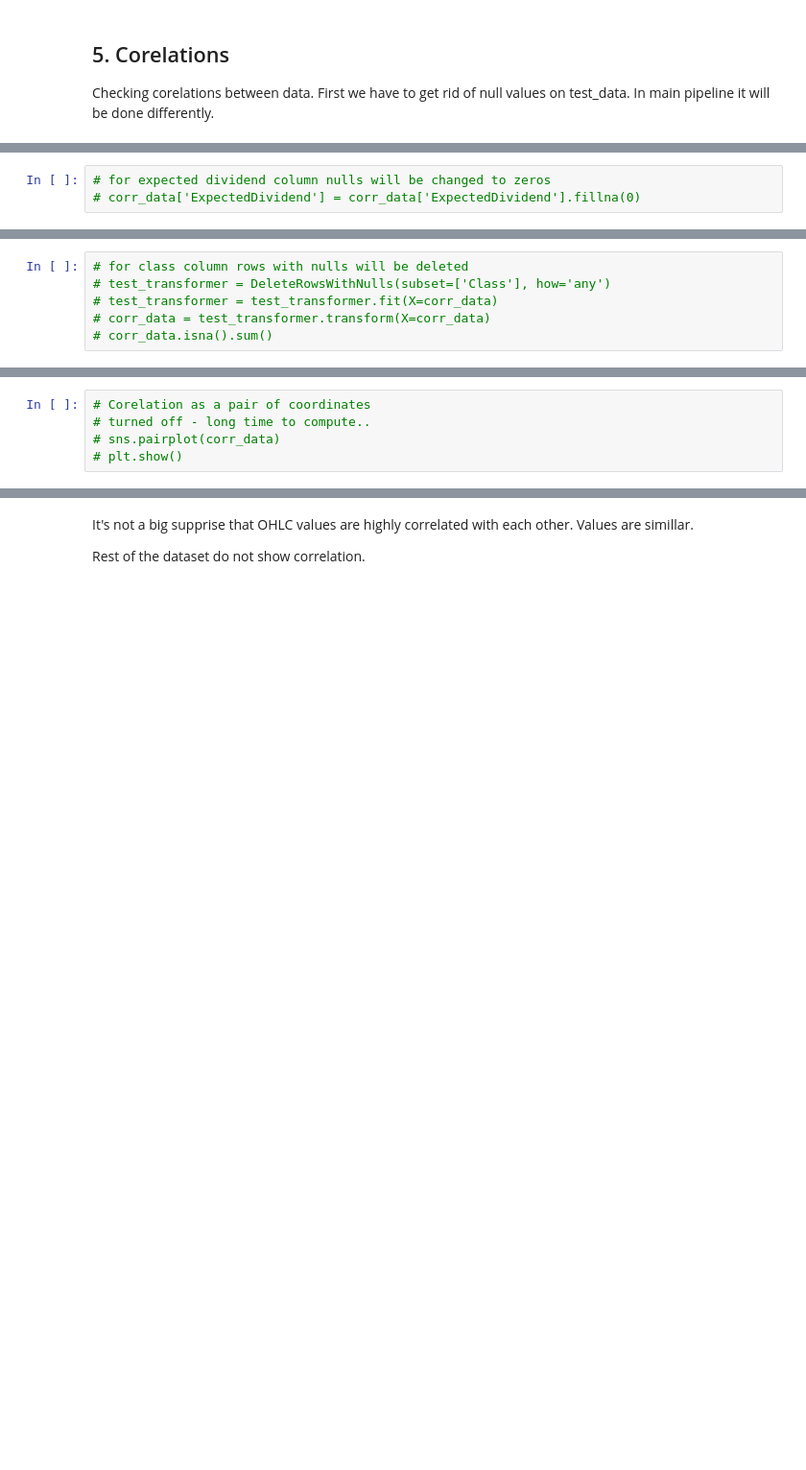
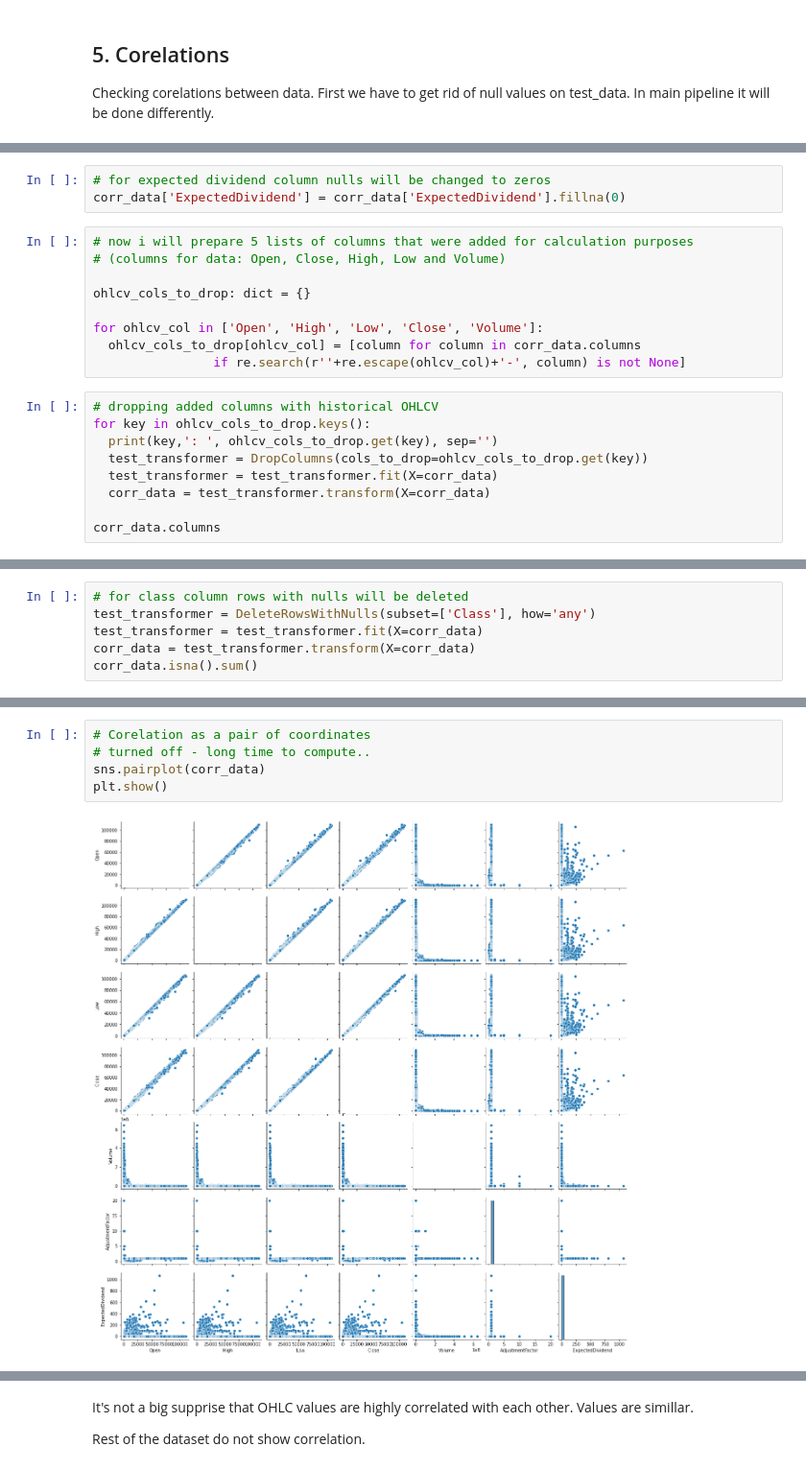
Before and after one commit to velblu/Tokyo-Stock-Exchange-Predictions, a Jupyter notebook: jpx_prediction.ipynb, the cells around one changed output, grey strips where cells are left out. Shown at 96% size. Saved outputs shown, nothing was run; the diff lists cells and outputs as text; blank space fills up the shorter version.

Commit message:
Tenth part of amendments.. Final one! - correlation after data preparation phase is ok now - correlation after future engineering is deleted - we are doing PCA in preprocessing

```diff
--- a/jpx_prediction.ipynb
+++ b/jpx_prediction.ipynb
@@ -1090,3 +1103,21 @@ First we have to get rid of null values on test_data. In main pipeline it will b
 # %%
 # for expected dividend column nulls will be changed to zeros
-# corr_data['ExpectedDividend'] = corr_data['ExpectedDividend'].fillna(0)
+corr_data['ExpectedDividend'] = corr_data['ExpectedDividend'].fillna(0)
+# %%
+# now i will prepare 5 lists of columns that were added for calculation purposes
+# (columns for data: Open, Close, High, Low and Volume)
+
+ohlcv_cols_to_drop: dict = {}
+
+for ohlcv_col in ['Open', 'High', 'Low', 'Close', 'Volume']:
+  ohlcv_cols_to_drop[ohlcv_col] = [column for column in corr_data.columns
+                if re.search(r''+re.escape(ohlcv_col)+'-', column) is not None]
+# %%
+# dropping added columns with historical OHLCV
+for key in ohlcv_cols_to_drop.keys():
+  print(key,': ', ohlcv_cols_to_drop.get(key), sep='')
+  test_transformer = DropColumns(cols_to_drop=ohlcv_cols_to_drop.get(key))
+  test_transformer = test_transformer.fit(X=corr_data)
+  corr_data = test_transformer.transform(X=corr_data)
+
+corr_data.columns
@@ -1093,6 +1133,6 @@ First we have to get rid of null values on test_data. In main pipeline it will b
 # %%
 # for class column rows with nulls will be deleted
-# test_transformer = DeleteRowsWithNulls(subset=['Class'], how='any')
-# test_transformer = test_transformer.fit(X=corr_data)
-# corr_data = test_transformer.transform(X=corr_data)
-# corr_data.isna().sum()
+test_transformer = DeleteRowsWithNulls(subset=['Class'], how='any')
+test_transformer = test_transformer.fit(X=corr_data)
+corr_data = test_transformer.transform(X=corr_data)
+corr_data.isna().sum()
@@ -1099,6 +1150,8 @@ First we have to get rid of null values on test_data. In main pipeline it will b
 # %%
 # Corelation as a pair of coordinates
 # turned off - long time to compute..
-# sns.pairplot(corr_data)
-# plt.show()
+sns.pairplot(corr_data)
+plt.show()
+# %% [output]
+[figure, added]
 # %%
```
Also changed, not shown: parts of 18 cells of this notebook.
